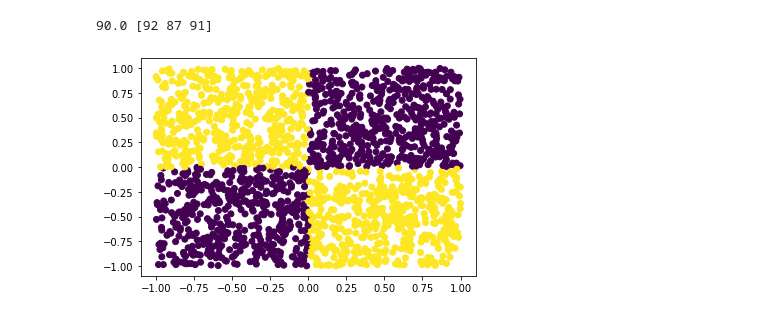
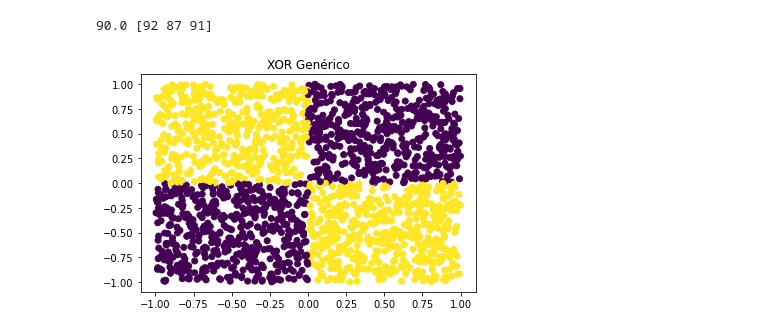
Before and after one commit to GuhSerafs/data-science, a Jupyter notebook: matplotlib/matplotlib_class.ipynb, the cells around one changed output. Cells and saved outputs as stored; diff of their text form; code cells hidden in the pictures.

Commit message:
Acrescentando um título ao plot no exercício.

```diff
--- a/matplotlib/matplotlib_class.ipynb
+++ b/matplotlib/matplotlib_class.ipynb
@@ -100,17 +100,18 @@ print(avg, rgb)
 # %%
 # Exercise - Implementar um XOR genérico
 N = 2000
 randMatrix = 2*np.random.random([N, 2]) - 1
 
 def generalXor(x, y):
     if ((x > 0 and y > 0) or (x < 0 and y < 0)):
         return 0
     else:
         return 1
 
 points = zip(randMatrix[:, 0], randMatrix[:, 1])
 colormap = np.array([generalXor(x, y) for x, y in points])
 plt.scatter(randMatrix[:, 0], randMatrix[:, 1], c = colormap)
+plt.title('XOR Genérico')
 plt.show()
 # %% [output]
-[figure, old version]
+[figure, new version]
```
Also changed, not shown: parts of 3 cells of this notebook.
